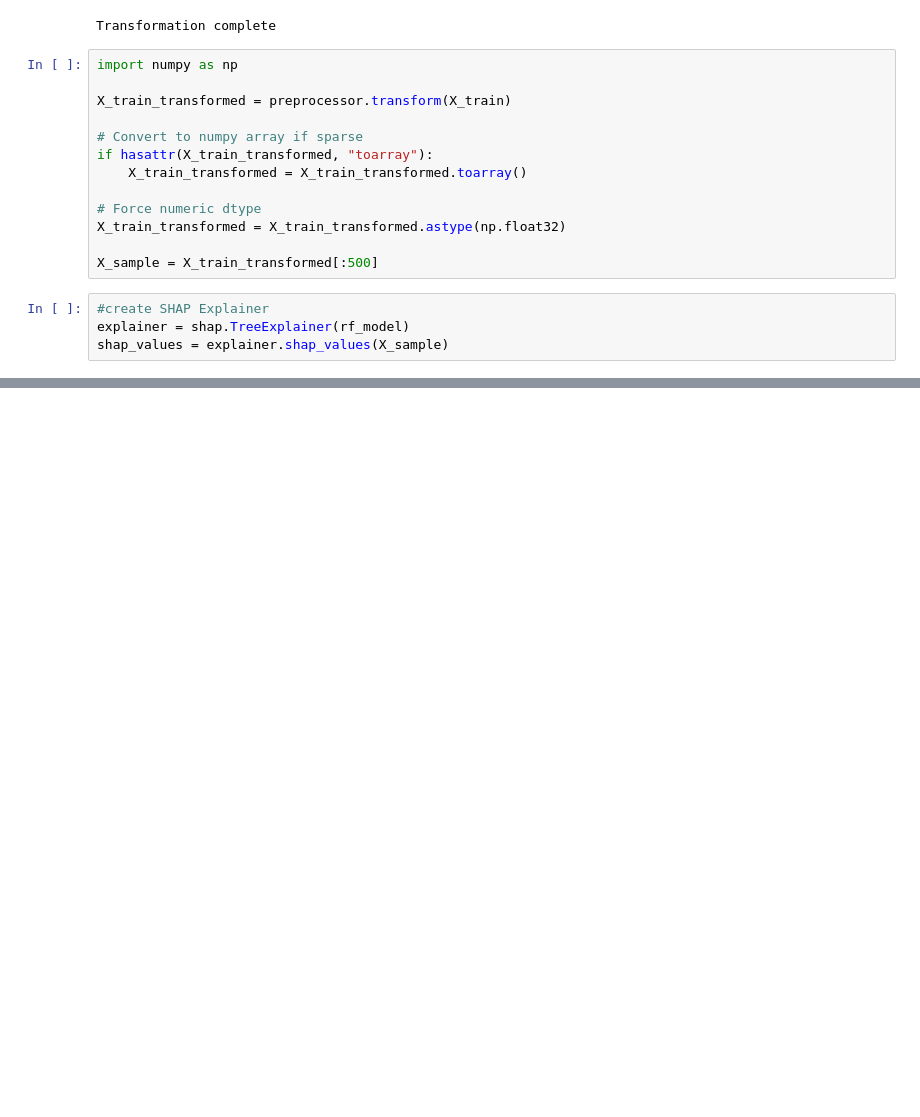
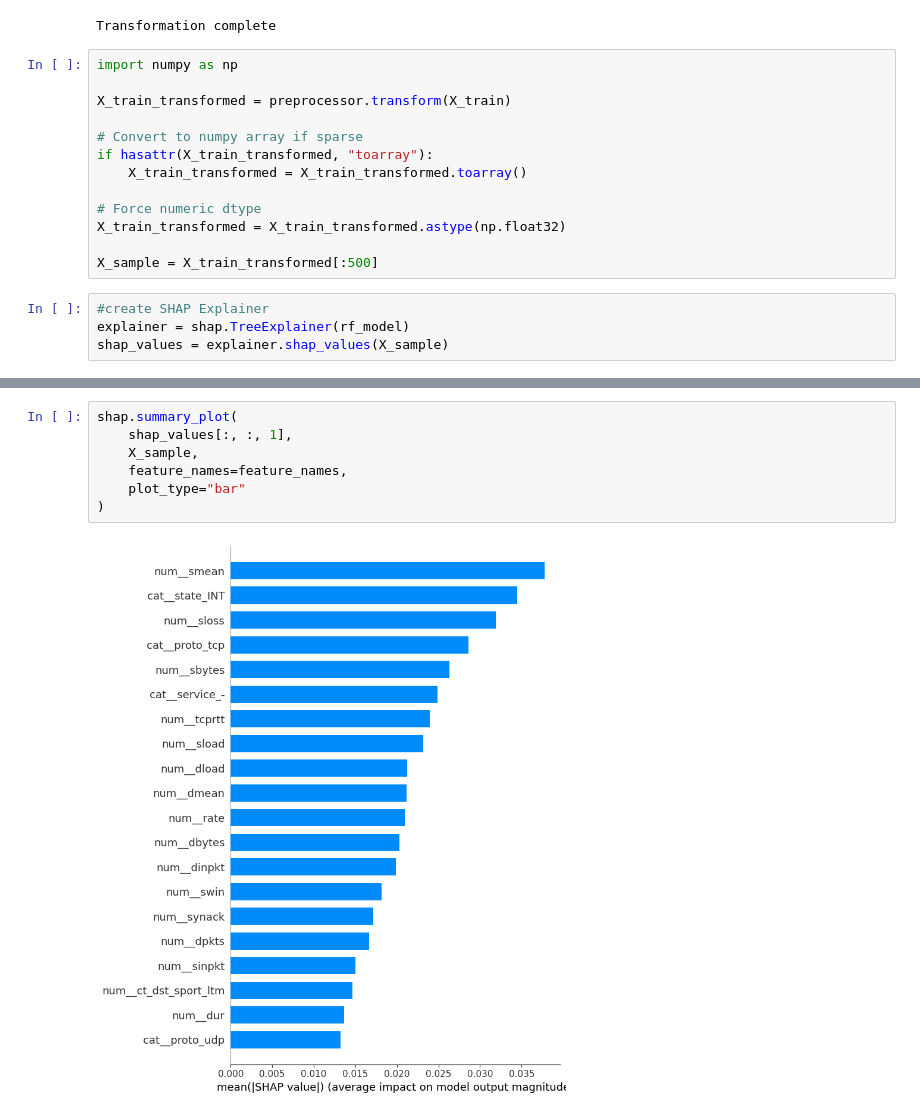
Before and after one commit to harsh27004/ai-ids, a Jupyter notebook: notebooks/preprocessing(UNSW-NB15).ipynb, the cells around one changed output, grey strips where cells are left out. Saved outputs shown, nothing was run; the diff lists cells and outputs as text; blank space fills up the shorter version.

```diff
--- a/notebooks/preprocessing(UNSW-NB15).ipynb
+++ b/notebooks/preprocessing(UNSW-NB15).ipynb
@@ -192,0 +212,9 @@ shap_values = explainer.shap_values(X_sample)
+# %%
+shap.summary_plot(
+    shap_values[:, :, 1],
+    X_sample,
+    feature_names=feature_names,
+    plot_type="bar"
+)
+# %% [output]
+[figure, added]
```
Also changed, not shown: parts of 13 cells of this notebook, 3 other files.
